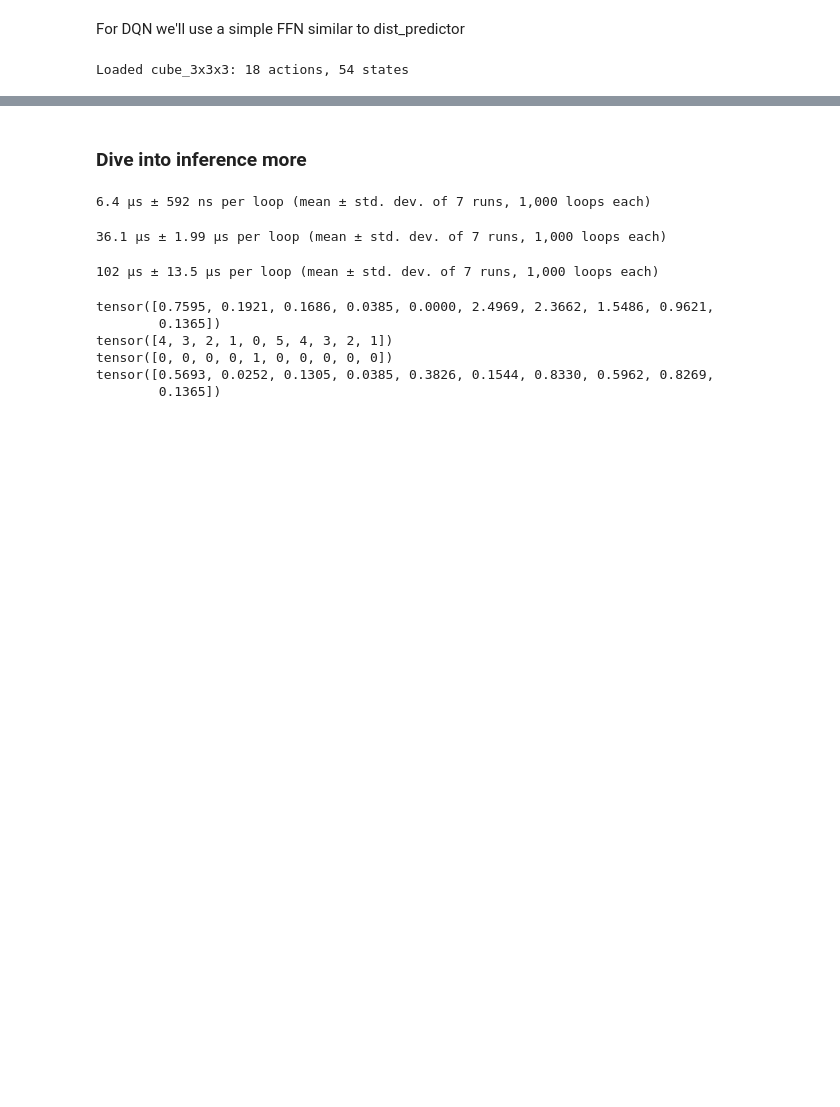
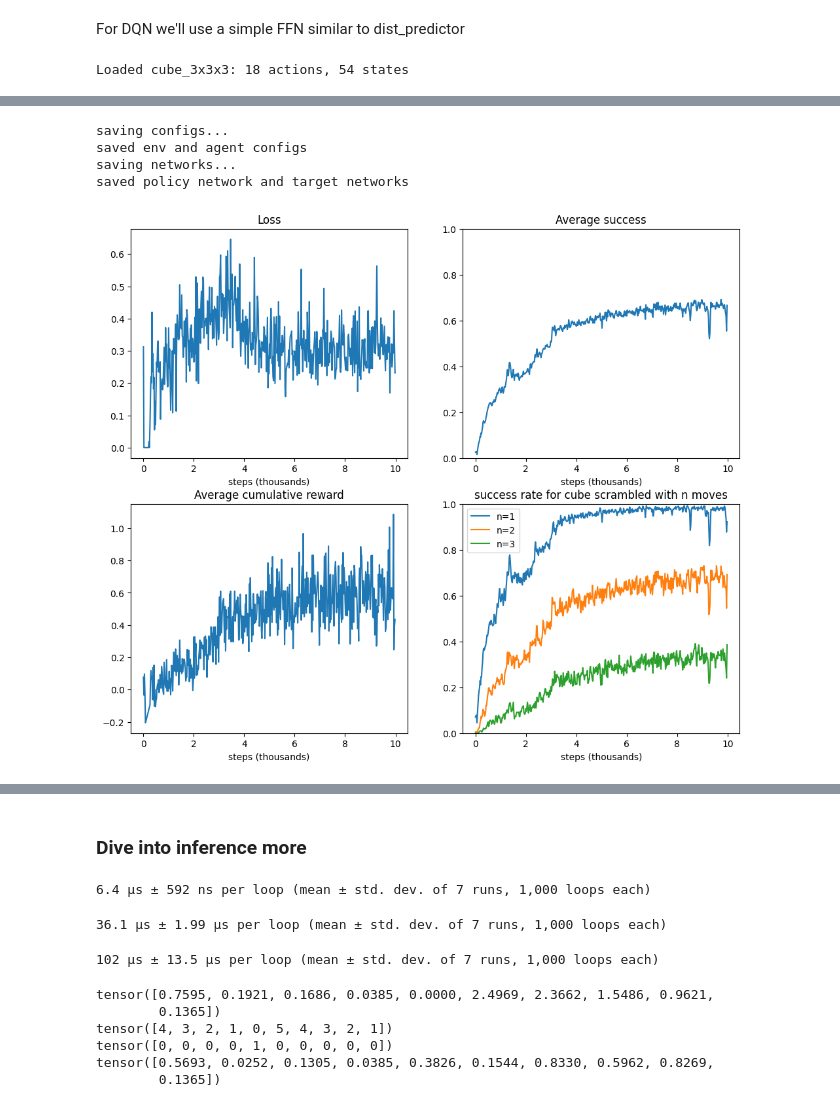
Before and after one commit to LeonY117/polytope-permutation, a Jupyter notebook: agent.ipynb, the cells around one changed output, grey strips where cells are left out. Cells and saved outputs as stored; diff of their text form; code cells hidden in the pictures; blank space fills up the shorter version.

```diff
--- a/agent.ipynb
+++ b/agent.ipynb
@@ -311,6 +330,12 @@ WARNING: folder C3_NStep already exists with 0 items
 # %%
-# result_manager.save()
+result_manager.save()
 
-# save_history(history, result_manager.directory)
-# plot_history(history, episode_length=20, save_to_folder=result_manager.directory)
+save_history(history, result_manager.directory)
+plot_history(history, episode_length=20, save_to_folder=result_manager.directory)
+# %% [output]
+saving configs...
+saved env and agent configs
+saving networks...
+saved policy network and target networks
+[figure, added]
 # %%
```
Also changed, not shown: parts of 16 cells of this notebook, 1 other file.
